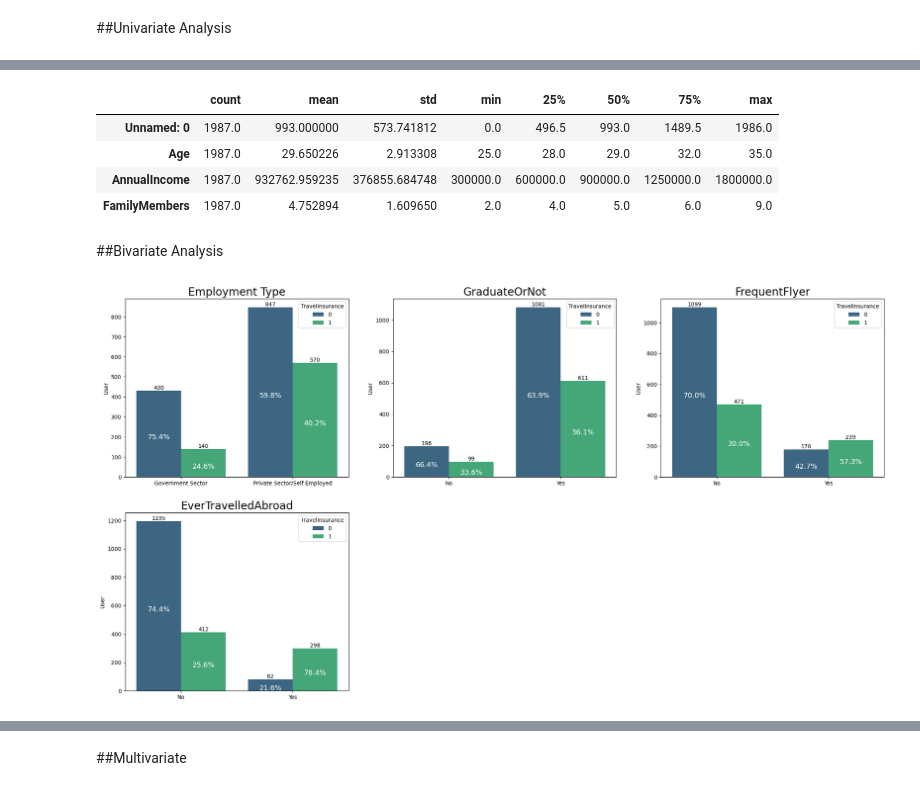
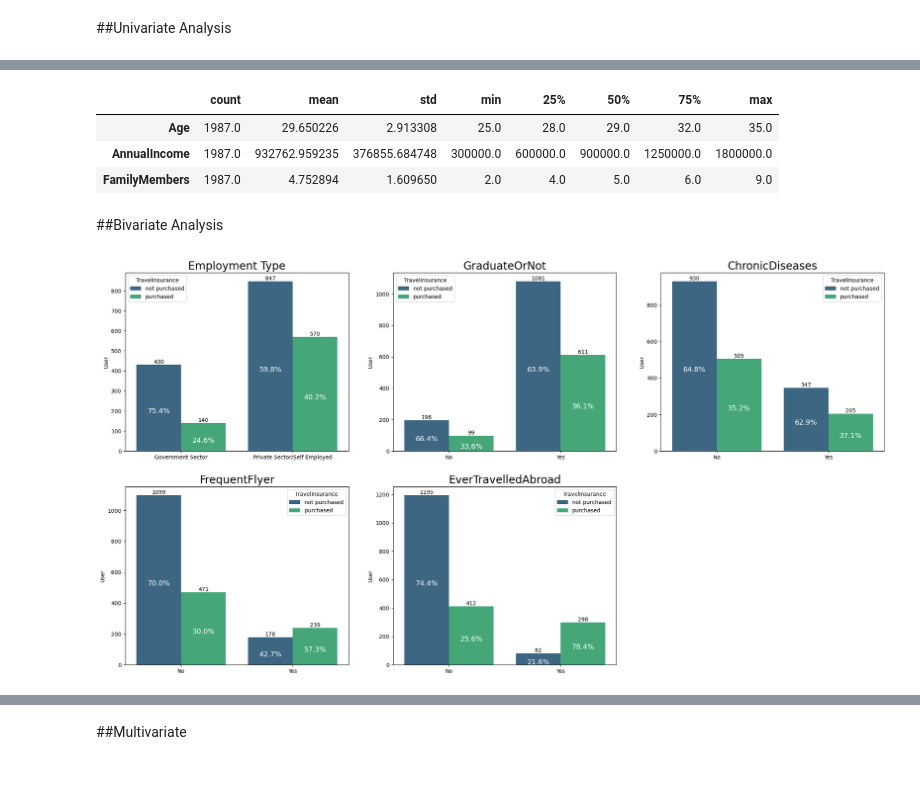
Before and after one commit to gbriansatria/Final-Project-Raka-MAX, a Jupyter notebook: Final Project Raka-Max.ipynb, the cells around one changed output, grey strips where cells are left out. Cells and saved outputs as stored; diff of their text form; code cells hidden in the pictures.

```diff
--- a/Final Project Raka-Max.ipynb
+++ b/Final Project Raka-Max.ipynb
@@ -66,6 +65,10 @@ Looking from data types, it seems the data has no anomaly values.
 df.duplicated().sum()
 # %% [output]
 0
+# %%
+df["TravelInsurance"] = df["TravelInsurance"].map({0: "not purchased", 1: "purchased"})
+df["ChronicDiseases"] = df["ChronicDiseases"].map({0: "No", 1: "Yes"})
+df.drop(columns=('Unnamed: 0'),inplace=True)
 # %% [markdown]
 ##Univariate Analysis
 # %%
@@ -156,34 +164,37 @@ ValueError: num must be 1 <= num <= 3, not 4
 df[num].describe().T
 # %% [output]
 |  | count | mean | std | min | 25% | 50% | 75% | max |
-| Unnamed: 0 | 1987.0 | 993.000000 | 573.741812 | 0.0 | 496.5 | 993.0 | 1489.5 | 1986.0 |
 | Age | 1987.0 | 29.650226 | 2.913308 | 25.0 | 28.0 | 29.0 | 32.0 | 35.0 |
 | AnnualIncome | 1987.0 | 932762.959235 | 376855.684748 | 300000.0 | 600000.0 | 900000.0 | 1250000.0 | 1800000.0 |
 | FamilyMembers | 1987.0 | 4.752894 | 1.609650 | 2.0 | 4.0 | 5.0 | 6.0 | 9.0 |
 # %% [markdown]
 ##Bivariate Analysis
 # %%
-#Categorical-Bivariate Analysis
+# Categorical-Bivariate Analysis
 
 plt.figure(figsize=(25, 13))
 for x in range(0, len(cat)):
-  if cat[x] != 'TravelInsurance':
-    dfg = df.groupby([cat[x],'TravelInsurance'])['Age'].count().reset_index(name='User')
-    dfg_tot = df.groupby([cat[x]])['Age'].count().reset_index(name = 'Total')
-    dfg = dfg.merge(dfg_tot, how = 'inner', on = cat[x])
-    dfg['ratio'] = dfg['User'] / dfg['Total']
-    dfg
+    if cat[x] != 'TravelInsurance':
+        dfg = df.groupby([cat[x], 'TravelInsurance'])[
+            'Age'].count().reset_index(name='User')
+        dfg_tot = df.groupby([cat[x]])['Age'].count().reset_index(name='Total')
+        dfg = dfg.merge(dfg_tot, how='inner', on=cat[x])
+        dfg['ratio'] = dfg['User'] / dfg['Total']
+        dfg
 
-    plt.subplot(2, 3, x+1)
-    for i, bar in enumerate(sns.barplot(x=cat[x], y='User', hue='TravelInsurance',palette='viridis', data=dfg).containers):
-      for j, value in enumerate(bar):
-        number = value.get_height()
-        percent = (dfg['ratio'].where(dfg['User'] == value.get_height()).sum())*100
-        plt.text(value.get_x() + value.get_width() / 2, value.get_height(), round(number), ha='center', va='bottom', fontsize=10)
-        plt.text(value.get_x() + value.get_width() / 2, value.get_height()/2, f"{percent:.1f}%", ha='center', va='top', fontsize=13, color='white')
-        plt.xlabel('')
-        plt.title(cat[x],fontsize=20)
+        plt.subplot(2, 3, x+1)
+        for i, bar in enumerate(sns.barplot(x=cat[x], y='User', hue='TravelInsurance', palette='viridis', data=dfg).containers):
+            for j, value in enumerate(bar):
+                number = value.get_height()
+                percent = (dfg['ratio'].where(
+                    dfg['User'] == value.get_height()).sum())*100
+                plt.text(value.get_x() + value.get_width() / 2, value.get_height(),
+                         round(number), ha='center', va='bottom', fontsize=10)
+                plt.text(value.get_x() + value.get_width() / 2, value.get_height()/2,
+                         f"{percent:.1f}%", ha='center', va='top', fontsize=13, color='white')
+                plt.xlabel('')
+                plt.title(cat[x], fontsize=20)
 plt.show()
 # %% [output]
-[figure, old version]
+[figure, new version]
 # %%
```
Also changed, not shown: parts of 20 cells of this notebook.
